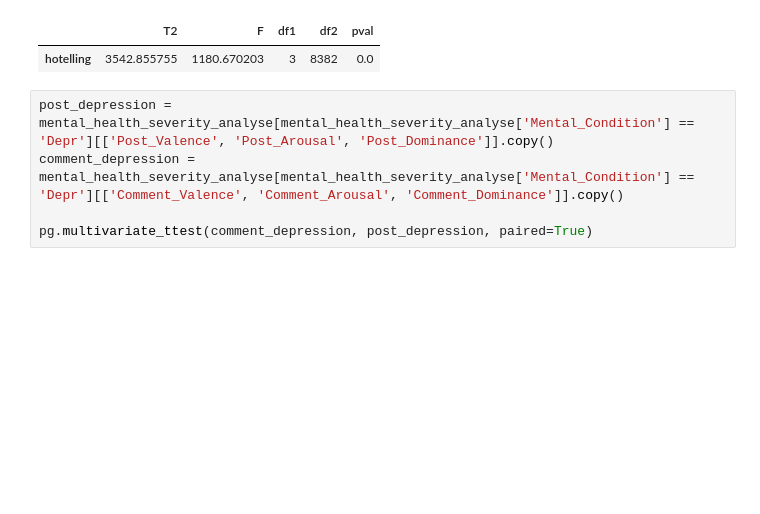
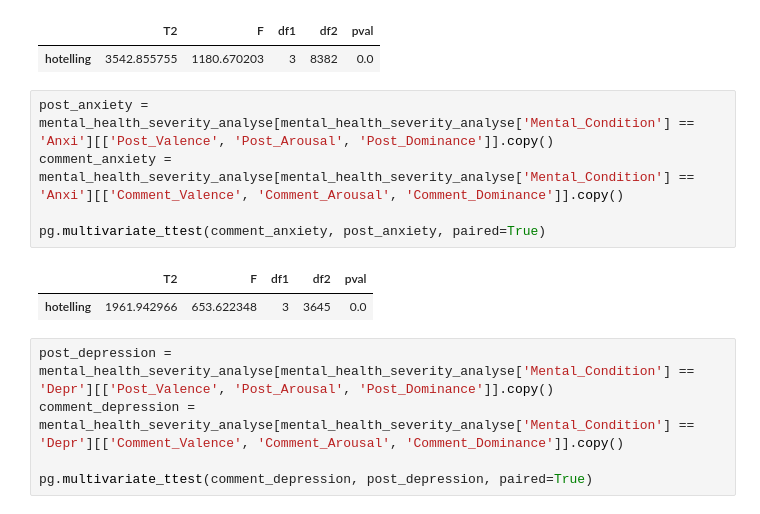
Before and after one commit to PutraAryotama/research_project, a Jupyter notebook: 4. mental_health_state_analysis.ipynb, the cells around one changed output. Cells and saved outputs as stored; diff of their text form; blank space fills up the shorter version.

```diff
--- a/4. mental_health_state_analysis.ipynb
+++ b/4. mental_health_state_analysis.ipynb
@@ -706,6 +488,14 @@ pg.multivariate_ttest(comment_vad, post_vad, paired=True)
 # %% [output]
 |  | T2 | F | df1 | df2 | pval |
 | hotelling | 3542.855755 | 1180.670203 | 3 | 8382 | 0.0 |
+# %%
+post_anxiety = mental_health_severity_analyse[mental_health_severity_analyse['Mental_Condition'] == 'Anxi'][['Post_Valence', 'Post_Arousal', 'Post_Dominance']].copy()
+comment_anxiety = mental_health_severity_analyse[mental_health_severity_analyse['Mental_Condition'] == 'Anxi'][['Comment_Valence', 'Comment_Arousal', 'Comment_Dominance']].copy()
+
+pg.multivariate_ttest(comment_anxiety, post_anxiety, paired=True)
+# %% [output]
+|  | T2 | F | df1 | df2 | pval |
+| hotelling | 1961.942966 | 653.622348 | 3 | 3645 | 0.0 |
 # %%
 post_depression = mental_health_severity_analyse[mental_health_severity_analyse['Mental_Condition'] == 'Depr'][['Post_Valence', 'Post_Arousal', 'Post_Dominance']].copy()
 comment_depression = mental_health_severity_analyse[mental_health_severity_analyse['Mental_Condition'] == 'Depr'][['Comment_Valence', 'Comment_Arousal', 'Comment_Dominance']].copy()
```
Also changed, not shown: parts of 150 cells of this notebook.
